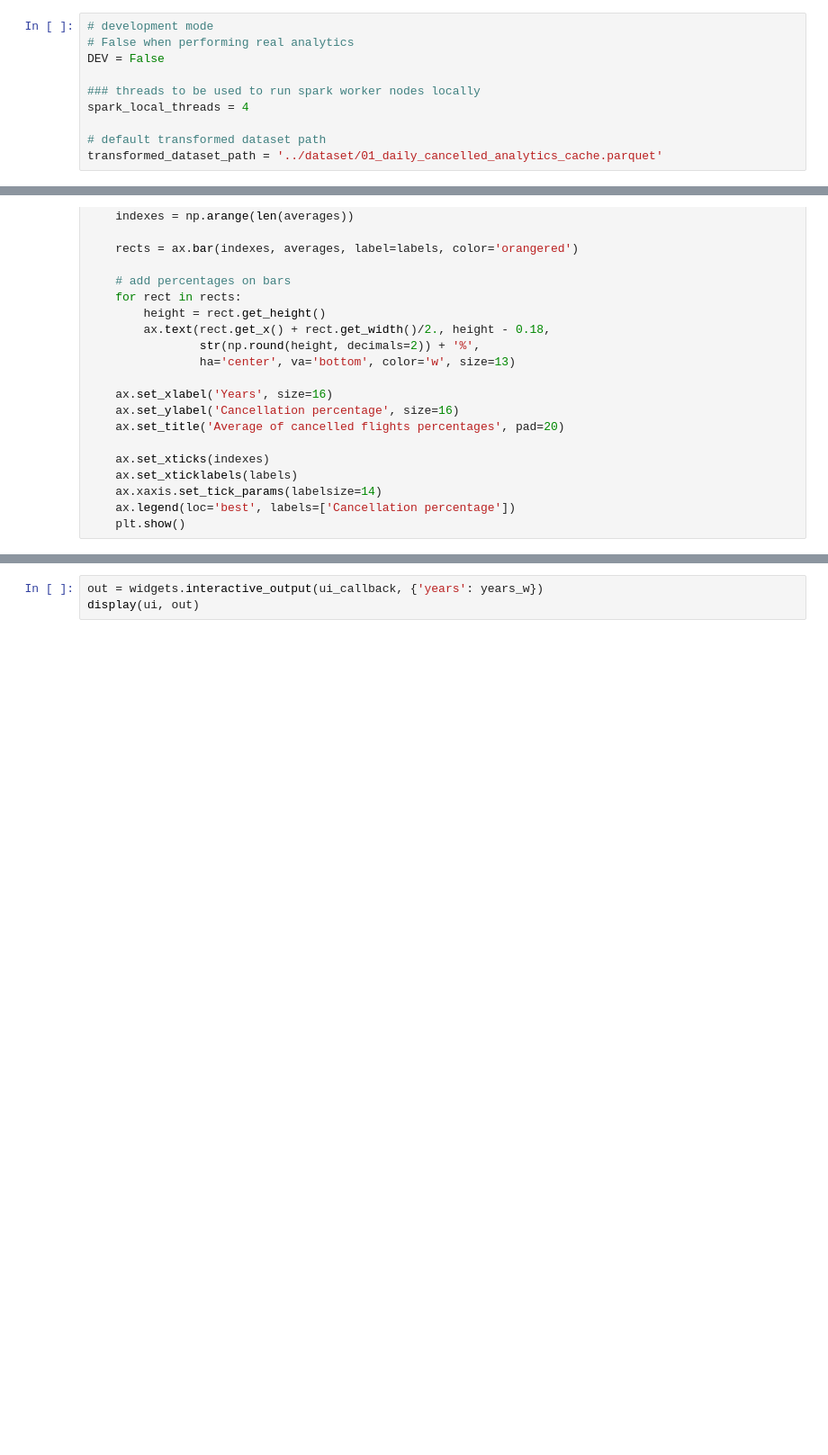
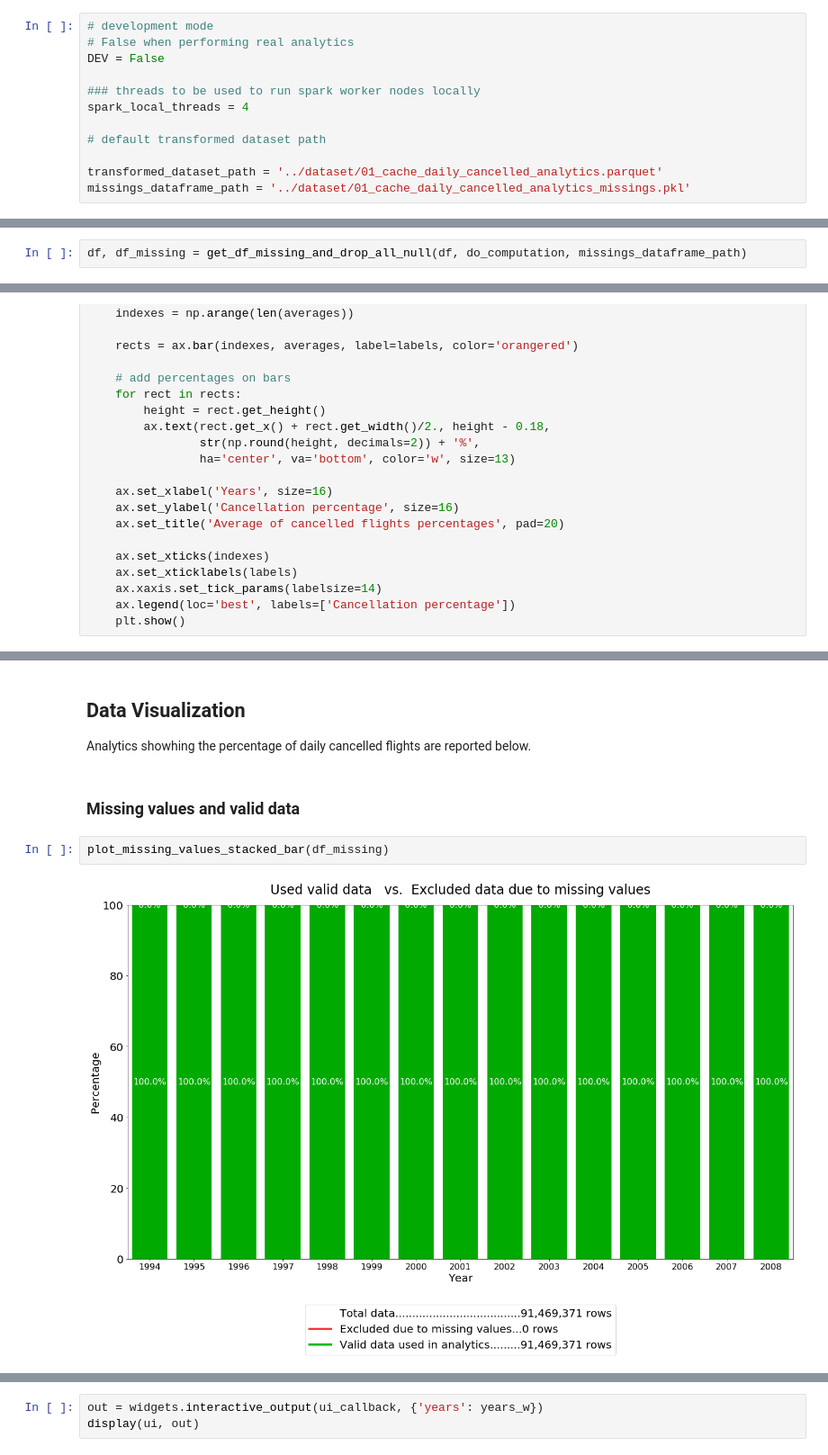
Before and after one commit to polimi-mt-acg/USA-airlines-statistics-1994-2008, a Jupyter notebook: notebooks/01-daily-cancelled-flights.ipynb, the cells around one changed output, grey strips where cells are left out. Shown at 90% size. Cells and saved outputs as stored; diff of their text form; blank space fills up the shorter version.

Commit message:
Missing values and general improvements to notebook 01

```diff
--- a/notebooks/01-daily-cancelled-flights.ipynb
+++ b/notebooks/01-daily-cancelled-flights.ipynb
@@ -28,7 +21,9 @@ DEV = False
 spark_local_threads = 4
 
 # default transformed dataset path
-transformed_dataset_path = '../dataset/01_daily_cancelled_analytics_cache.parquet'
+
+transformed_dataset_path = '../dataset/01_cache_daily_cancelled_analytics.parquet'
+missings_dataframe_path = '../dataset/01_cache_daily_cancelled_analytics_missings.pkl'
 # %% [markdown]
 #### Find and import Apache Spark on current machine
 # %%
@@ -130,0 +123,2 @@ if do_computation:
+# %%
+df, df_missing = get_df_missing_and_drop_all_null(df, do_computation, missings_dataframe_path)
@@ -415,4 +439,14 @@ years_w = widgets.SelectionRangeSlider(options=[(str(y), y) for y in df_years],
                                        description='Years',
                                        continuous_update=False)
 ui = widgets.HBox([years_w])
+# %% [markdown]
+## Data Visualization
+
+Analytics showhing the percentage of daily cancelled flights are reported below.
+# %% [markdown]
+### Missing values and valid data
+# %%
+plot_missing_values_stacked_bar(df_missing)
+# %% [output]
+[figure, added]
 # %% [markdown]
```
Also changed, not shown: parts of 21 cells of this notebook.
